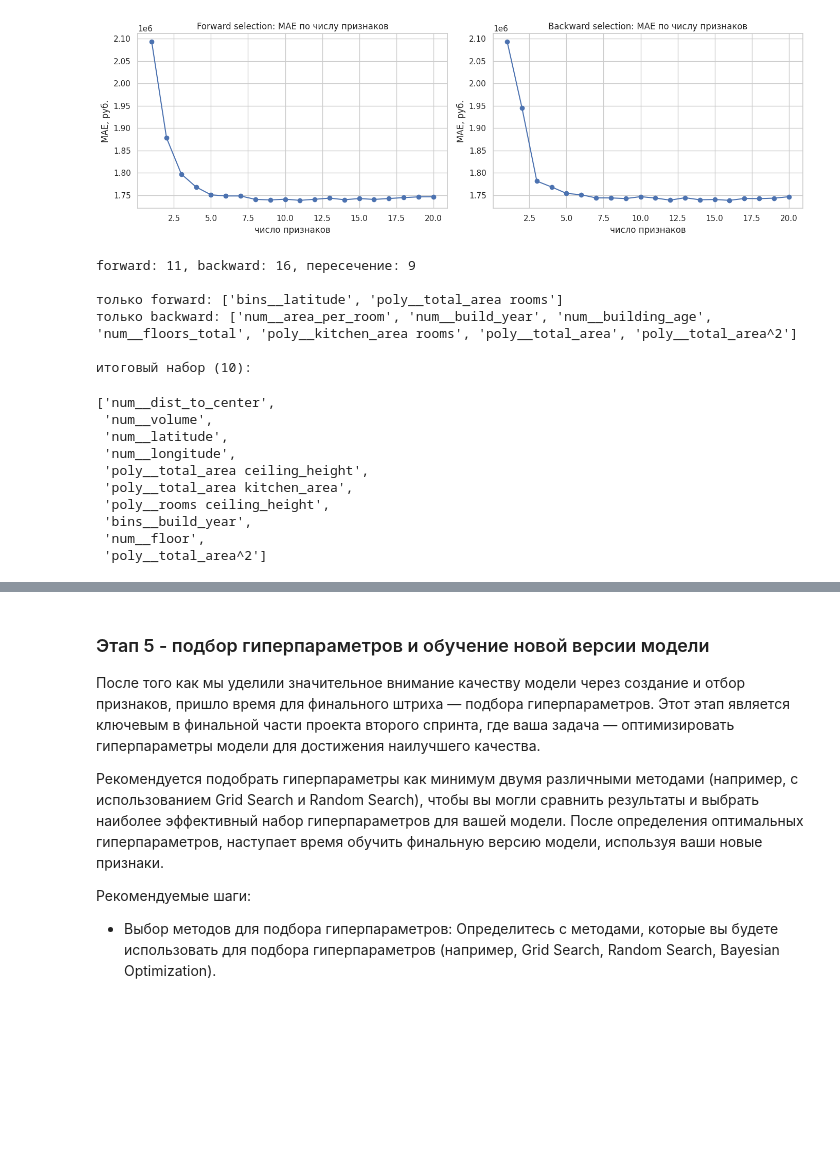
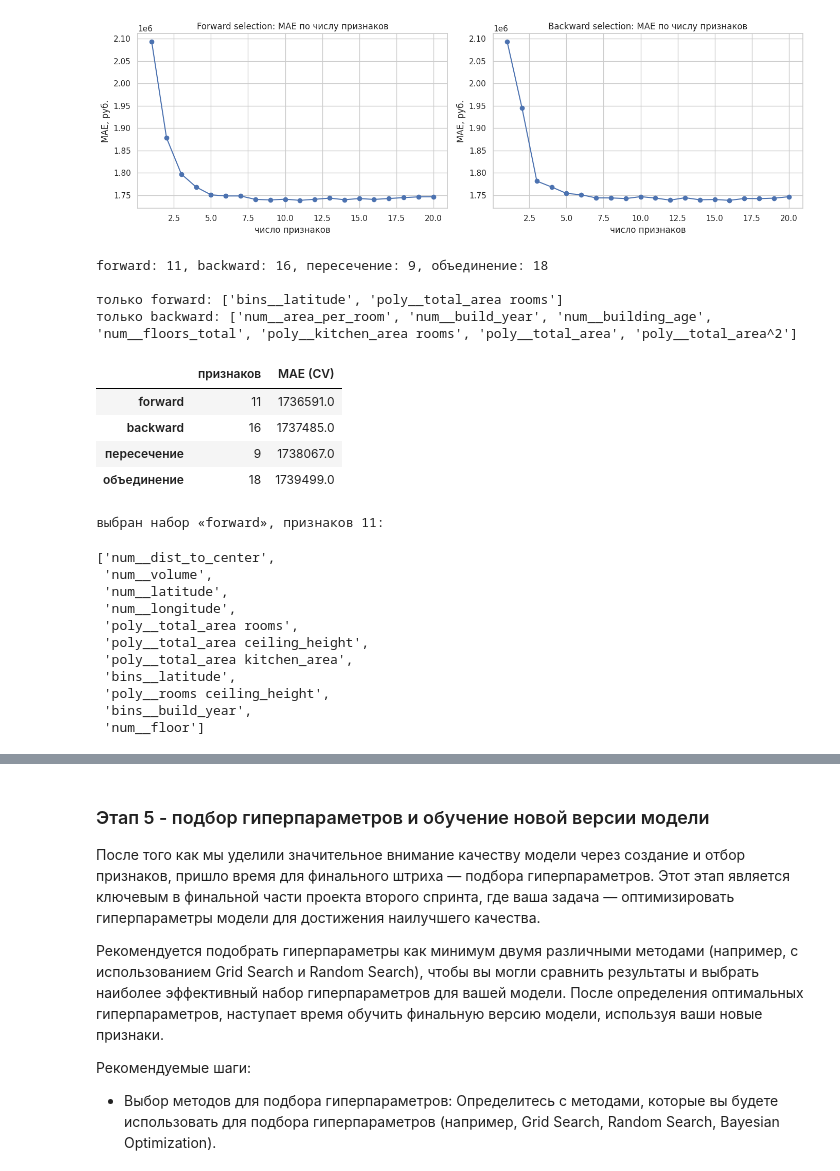
Before and after one commit to m459n9/mle-project-sprint-2, a Jupyter notebook: model_improvement/project_template_sprint_2.ipynb, the cells around one changed output, grey strips where cells are left out. Saved outputs shown, nothing was run; the diff lists cells and outputs as text; code cells hidden in the pictures; blank space fills up the shorter version.

```diff
--- a/model_improvement/project_template_sprint_2.ipynb
+++ b/model_improvement/project_template_sprint_2.ipynb
@@ -1034,38 +1035,66 @@ plt.show()
 # %%
 forward_set, backward_set = set(forward_features), set(backward_features)
 both = forward_set & backward_set
+either = forward_set | backward_set
 
-print(f'forward: {len(forward_set)}, backward: {len(backward_set)}, пересечение: {len(both)}')
+print(f'forward: {len(forward_set)}, backward: {len(backward_set)}, '
+      f'пересечение: {len(both)}, объединение: {len(either)}')
 print('\nтолько forward:', sorted(forward_set - backward_set))
 print('только backward:', sorted(backward_set - forward_set))
 
-# берём пересечение: признаки, которые оба метода признали полезными.
-# если пересечение получилось слишком маленьким, добавляем к нему объединение по важности
-selected_features = sorted(both, key=lambda f: importances[f], reverse=True)
-if len(selected_features) < 10:
-    extra = [f for f in importances.index if f in (forward_set | backward_set) and f not in both]
-    selected_features += extra[:10 - len(selected_features)]
 
+def cv_mae_subset(features):
+    """MAE на кросс-валидации для произвольного набора признаков."""
+    idx = [list(feature_names).index(f) for f in features]
+    scores = cross_val_score(
+        sel_estimator, Z_sel_full[:, idx], y_sel,
+        cv=3, scoring='neg_mean_absolute_error', n_jobs=1,
+    )
+    return -scores.mean()
+
+
+# у методов разные наборы, и заранее не ясно, какой лучше: пересечение самое компактное,
+# объединение самое полное. Сравниваем все три на кросс-валидации и берём лучший
+variants = {
+    'forward': sorted(forward_set, key=lambda f: importances[f], reverse=True),
+    'backward': sorted(backward_set, key=lambda f: importances[f], reverse=True),
+    'пересечение': sorted(both, key=lambda f: importances[f], reverse=True),
+    'объединение': sorted(either, key=lambda f: importances[f], reverse=True),
+}
+variant_scores = {name: cv_mae_subset(feats) for name, feats in variants.items() if feats}
+display(pd.DataFrame({
+    'признаков': {k: len(variants[k]) for k in variant_scores},
+    'MAE (CV)': variant_scores,
+}).round(0))
+
+SELECTION_VARIANT = min(variant_scores, key=variant_scores.get)
+selected_features = variants[SELECTION_VARIANT]
 selected_idx = np.array([list(feature_names).index(f) for f in selected_features])
-print(f'\nитоговый набор ({len(selected_features)}):')
+
+print(f'\nвыбран набор «{SELECTION_VARIANT}», признаков {len(selected_features)}:')
 selected_features
 # %% [output]
-forward: 11, backward: 16, пересечение: 9
+forward: 11, backward: 16, пересечение: 9, объединение: 18
 
 только forward: ['bins__latitude', 'poly__total_area rooms']
 только backward: ['num__area_per_room', 'num__build_year', 'num__building_age', 'num__floors_total', 'poly__kitchen_area rooms', 'poly__total_area', 'poly__total_area^2']
-
-итоговый набор (10):
+|  | признаков | MAE (CV) |
+| forward | 11 | 1736591.0 |
+| backward | 16 | 1737485.0 |
+| пересечение | 9 | 1738067.0 |
+| объединение | 18 | 1739499.0 |
-['num__dist_to_center',
- 'num__volume',
- 'num__latitude',
- 'num__longitude',
- 'poly__total_area ceiling_height',
- 'poly__total_area kitchen_area',
- 'poly__rooms ceiling_height',
- 'bins__build_year',
- 'num__floor',
- 'poly__total_area^2']
+выбран набор «forward», признаков 11:
+['num__dist_to_center',
+ 'num__volume',
+ 'num__latitude',
+ 'num__longitude',
+ 'poly__total_area rooms',
+ 'poly__total_area ceiling_height',
+ 'poly__total_area kitchen_area',
+ 'bins__latitude',
+ 'poly__rooms ceiling_height',
+ 'bins__build_year',
+ 'num__floor']
 # %%
 # 4.4 Обучение новой версии модели
 
```
Also changed, not shown: parts of 16 cells of this notebook, 1 other file.
